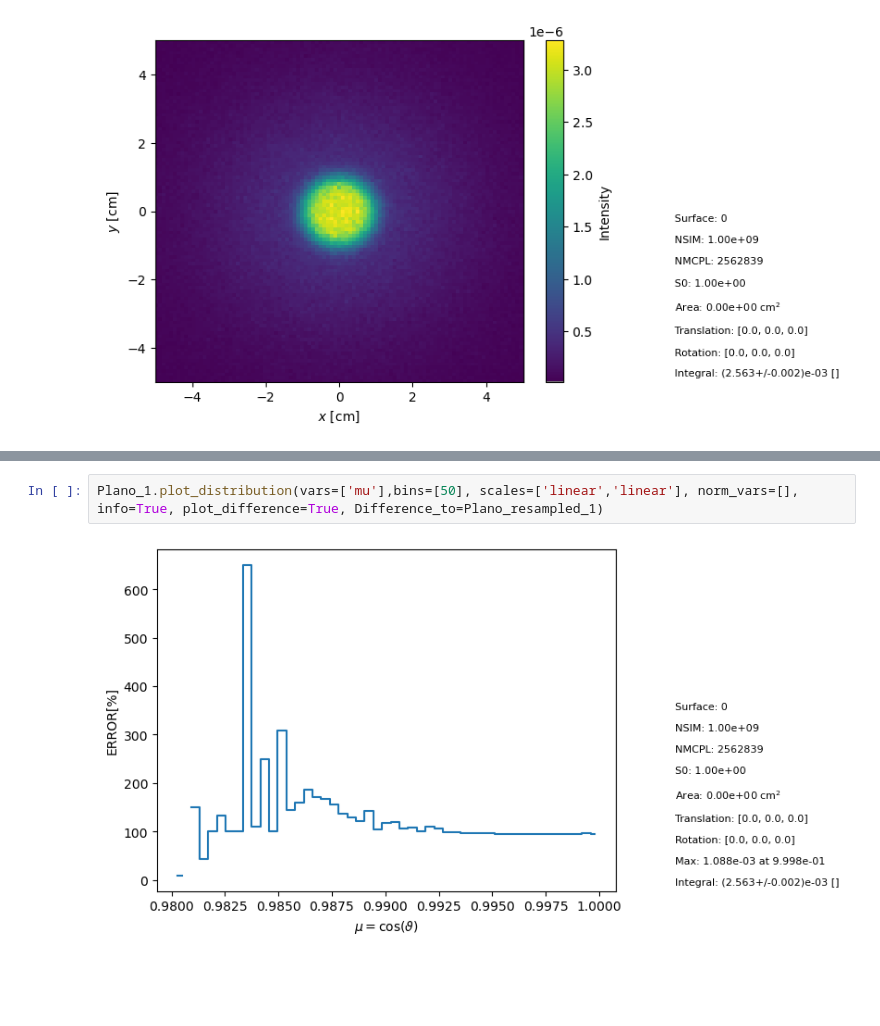
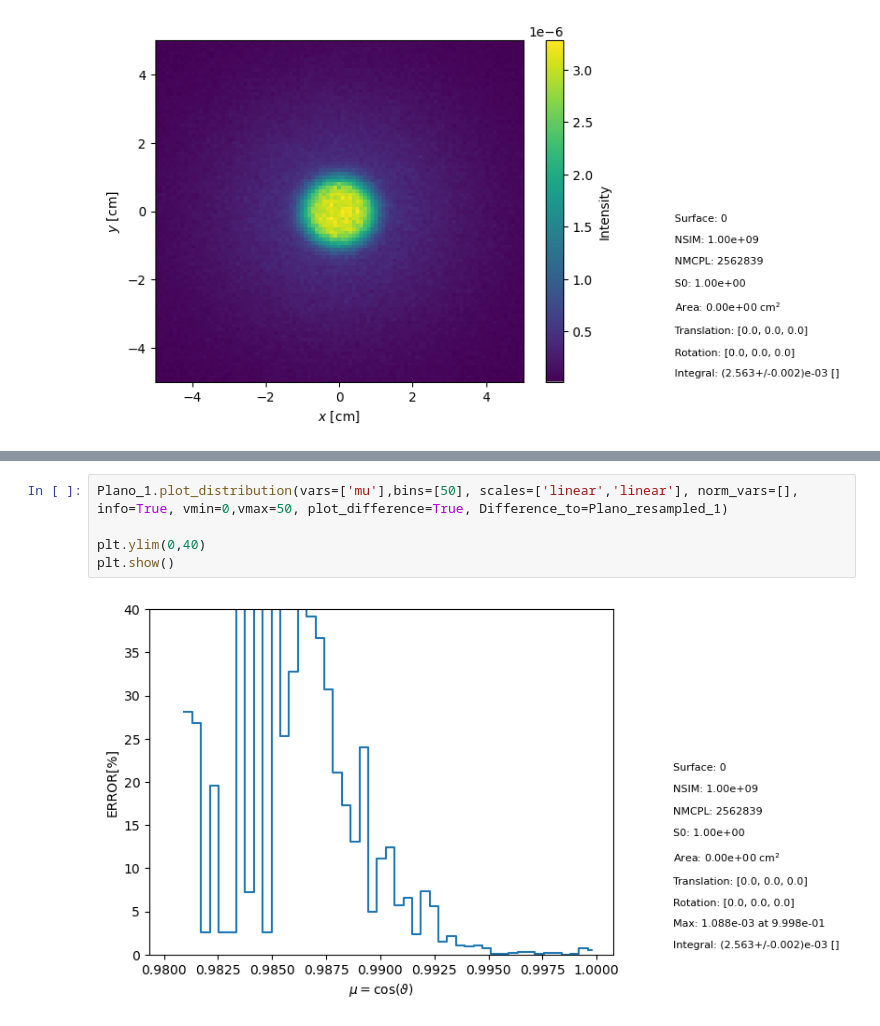
Before and after one commit to PI-AGUS/PRUEBA, a Jupyter notebook: BOX/BOX_RESULTADOS.ipynb, the cells around one changed output, grey strips where cells are left out. Drawn from its saved outputs; the diff is of its cells as text; blank space fills up the shorter version.

```diff
--- a/BOX/BOX_RESULTADOS.ipynb
+++ b/BOX/BOX_RESULTADOS.ipynb
@@ -95,4 +122,7 @@ plt.legend()
 # %%
-Plano_1.plot_distribution(vars=['mu'],bins=[50], scales=['linear','linear'], norm_vars=[], info=True, plot_difference=True, Difference_to=Plano_resampled_1)
+Plano_1.plot_distribution(vars=['mu'],bins=[50], scales=['linear','linear'], norm_vars=[], info=True, vmin=0,vmax=50, plot_difference=True, Difference_to=Plano_resampled_1)
+
+plt.ylim(0,40)
+plt.show()
 # %% [output]
-[figure, old version]
+[figure, new version]
```
Also changed, not shown: parts of 8 cells of this notebook, 4 other files.
